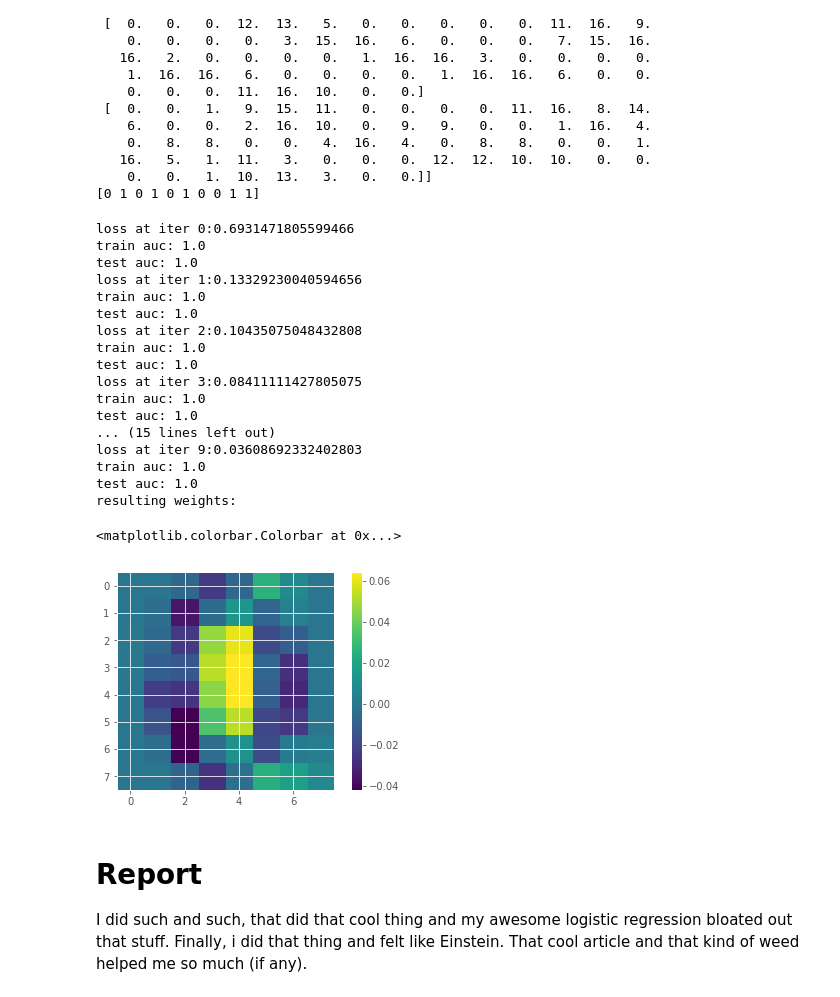
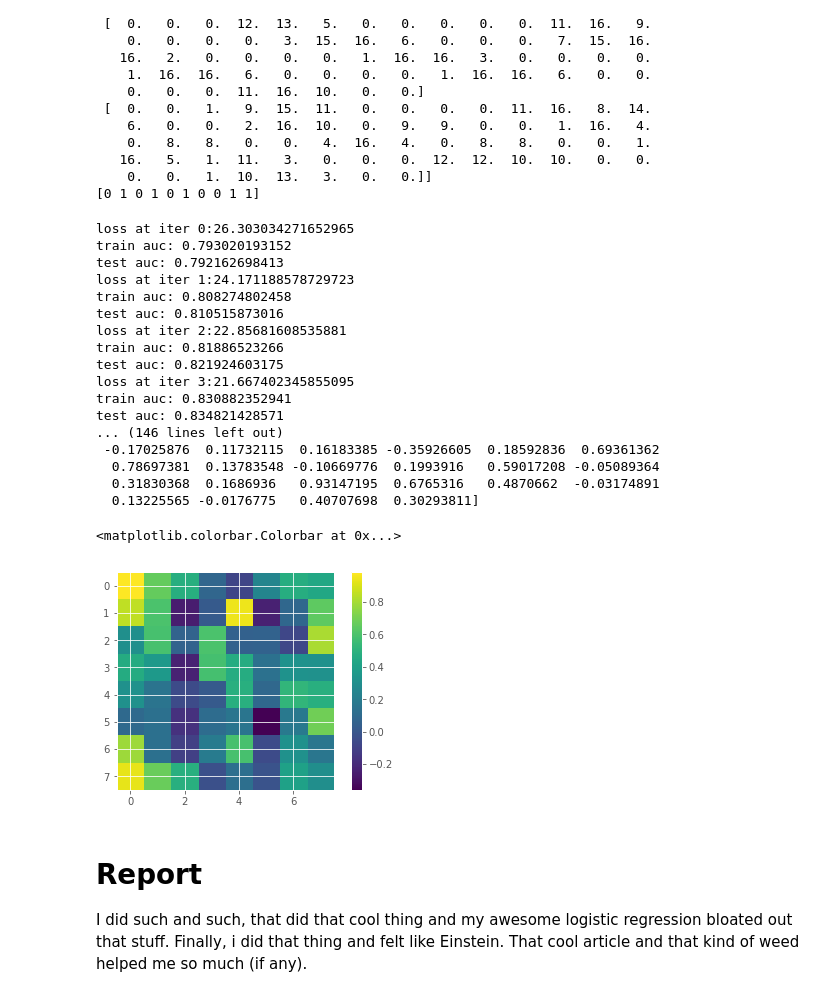
Before and after one commit to DavidDavidsonDK/ACA_DMH_TEAM, a Jupyter notebook: NeuralNetwork/assignment1/Karamyan_theano-and-optimization_ipynb_David.ipynb, the cells around one changed output. Cells and saved outputs as stored; diff of their text form; code cells hidden in the pictures.

Commit message:
fix problem with random initilaization

```diff
--- a/NeuralNetwork/assignment1/Karamyan_theano-and-optimization_ipynb_David.ipynb
+++ b/NeuralNetwork/assignment1/Karamyan_theano-and-optimization_ipynb_David.ipynb
@@ -444,24 +444,21 @@ X [shape - (360, 64)]:
 [0 1 0 1 0 1 0 0 1 1]
 # %%
 # inputs and shareds
-w = theano.shared(np.zeros(64, dtype='float64'))
-b = theano.shared(0.)
-input_X = T.matrix('x')
-input_y = T.vector('y')
-myu = theano.shared(0.5)
+w = theano.shared(np.random.random(size=X.shape[1]).astype(float))
+b = theano.shared(float(np.random.random()))
+input_X = T.matrix()
+input_y = T.vector()
 step = theano.shared(1e-2)
 # %%
 from collections import OrderedDict
 import numpy as np
 # Construct Theano expression graph
-predicted_y = 1. / (1. + T.exp(-T.dot(input_X, w) - b))
+predicted_y = T.nnet.softmax(T.dot(input_X, w) + b)
 
-loss = (-input_y*T.log(predicted_y) - (1-input_y) * T.log(1-predicted_y)).mean()
-#cost = loss + myu * (w ** 2).sum()
-
-gw, gb = T.grad(loss, [w, b])
+loss = T.mean(-input_y*T.log(predicted_y)-(1-input_y)*T.log(1 - predicted_y))
+gw  = T.grad(loss ,w)
+gb  = T.grad(loss ,b)
 
 npt = OrderedDict([(w,w - step * gw),(b,b - step * gb)])
-#[(w, w - step * gw) , (b,b - step * gb)]
 # %%
 train_function = theano.function(
@@ -476,36 +473,36 @@ X_train,X_test,y_train,y_test = train_test_split(X,y)
 # %%
 from sklearn.metrics import roc_auc_score
 
-for i in range(10):
+for i in range(50):
     loss_i = train_function(X_train,y_train)
     print('loss at iter {}:{}'.format(i, loss_i))
-    print('train auc:', roc_auc_score(y_train,predict_function(X_train)))
-    print('test auc:', roc_auc_score(y_test,predict_function(X_test)))
+    print('train auc:', roc_auc_score(y_train,predict_function(X_train).ravel()))
+    print('test auc:', roc_auc_score(y_test,predict_function(X_test).ravel()))
 
-print('resulting weights:')
+print('resulting weights: b0 = {} \n w = {}'.format(b.get_value(), w.get_value()))
 
 plt.imshow(w.get_value().reshape(8, -1))
 plt.colorbar()
 # %% [output]
-loss at iter 0:0.6931471805599466
-train auc: 1.0
-test auc: 1.0
-loss at iter 1:0.13329230040594656
-train auc: 1.0
-test auc: 1.0
-loss at iter 2:0.10435075048432808
-train auc: 1.0
-test auc: 1.0
-loss at iter 3:0.08411111427805075
-train auc: 1.0
-test auc: 1.0
-... (15 lines left out)
-loss at iter 9:0.03608692332402803
-train auc: 1.0
-test auc: 1.0
-resulting weights:
+loss at iter 0:26.303034271652965
+train auc: 0.793020193152
+test auc: 0.792162698413
+loss at iter 1:24.171188578729723
+train auc: 0.808274802458
+test auc: 0.810515873016
+loss at iter 2:22.85681608535881
+train auc: 0.81886523266
+test auc: 0.821924603175
+loss at iter 3:21.667402345855095
+train auc: 0.830882352941
+test auc: 0.834821428571
+... (146 lines left out)
+ -0.17025876  0.11732115  0.16183385 -0.35926605  0.18592836  0.69361362
+  0.78697381  0.13783548 -0.10669776  0.1993916   0.59017208 -0.05089364
+  0.31830368  0.1686936   0.93147195  0.6765316   0.4870662  -0.03174891
+  0.13225565 -0.0176775   0.40707698  0.30293811]
 <matplotlib.colorbar.Colorbar at 0x...>
-[figure, old version]
+[figure, new version]
 # %% [markdown]
 # Report
 
```
Also changed, not shown: parts of 4 cells of this notebook.
